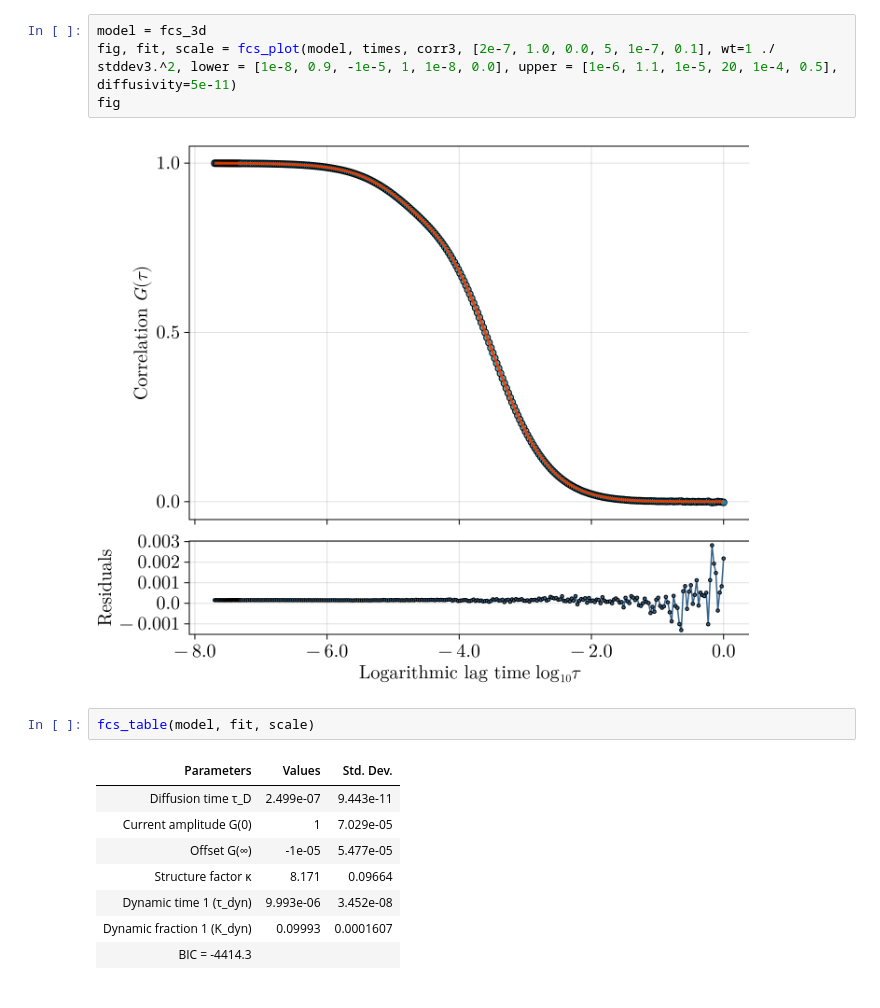
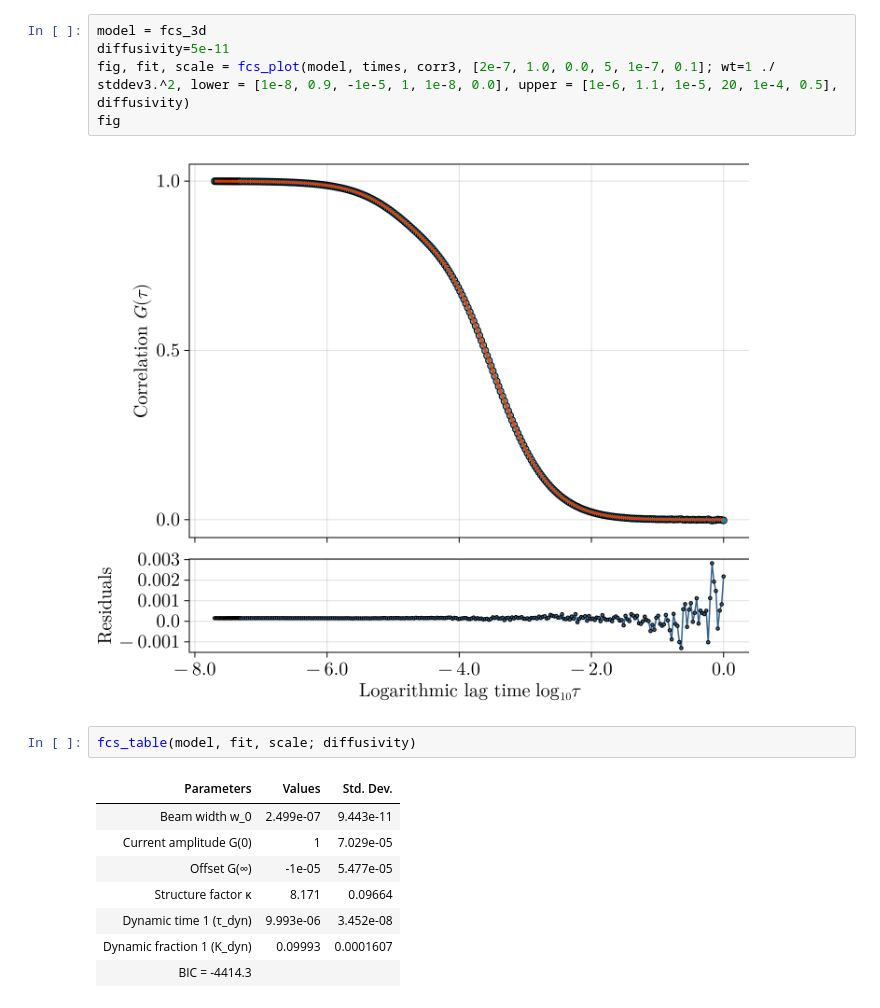
Before and after one commit to LabGradinaru/FluorescenceCorrelationFitting.jl, a Jupyter notebook: examples/fitting.ipynb, the cells around one changed output. Drawn from its saved outputs; the diff is of its cells as text.

Commit message:
Correction to FCS table when diffusivity is fixed

```diff
--- a/examples/fitting.ipynb
+++ b/examples/fitting.ipynb
@@ -19,15 +19,16 @@ stddev3 = data[start_idx:end_idx,8]
 stddev4 = data[start_idx:end_idx,9];
 # %%
 model = fcs_3d
-fig, fit, scale = fcs_plot(model, times, corr3, [2e-7, 1.0, 0.0, 5, 1e-7, 0.1], wt=1 ./ stddev3.^2, lower = [1e-8, 0.9, -1e-5, 1, 1e-8, 0.0], upper = [1e-6, 1.1, 1e-5, 20, 1e-4, 0.5], diffusivity=5e-11)
+diffusivity=5e-11
+fig, fit, scale = fcs_plot(model, times, corr3, [2e-7, 1.0, 0.0, 5, 1e-7, 0.1]; wt=1 ./ stddev3.^2, lower = [1e-8, 0.9, -1e-5, 1, 1e-8, 0.0], upper = [1e-6, 1.1, 1e-5, 20, 1e-4, 0.5], diffusivity)
 fig
 # %% [output]
 [figure]
 # %%
-fcs_table(model, fit, scale)
+fcs_table(model, fit, scale; diffusivity)
 # %% [output]
 | Parameters | Values | Std. Dev. |
-| Diffusion time τ_D | 2.499e-07 | 9.443e-11 |
+| Beam width w_0 | 2.499e-07 | 9.443e-11 |
 | Current amplitude G(0) | 1 | 7.029e-05 |
 | Offset G(∞) | -1e-05 | 5.477e-05 |
 | Structure factor κ | 8.171 | 0.09664 |
```
Also changed, not shown: 4 other files.
